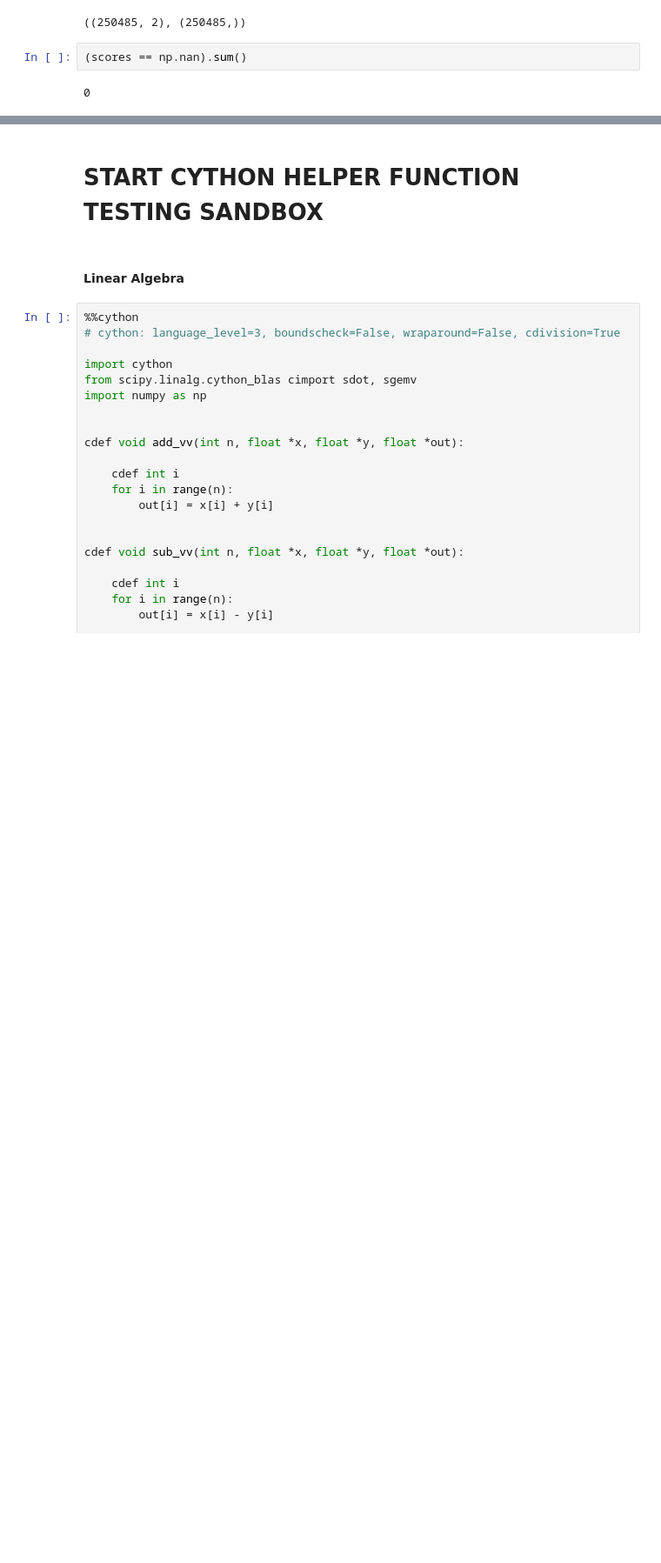
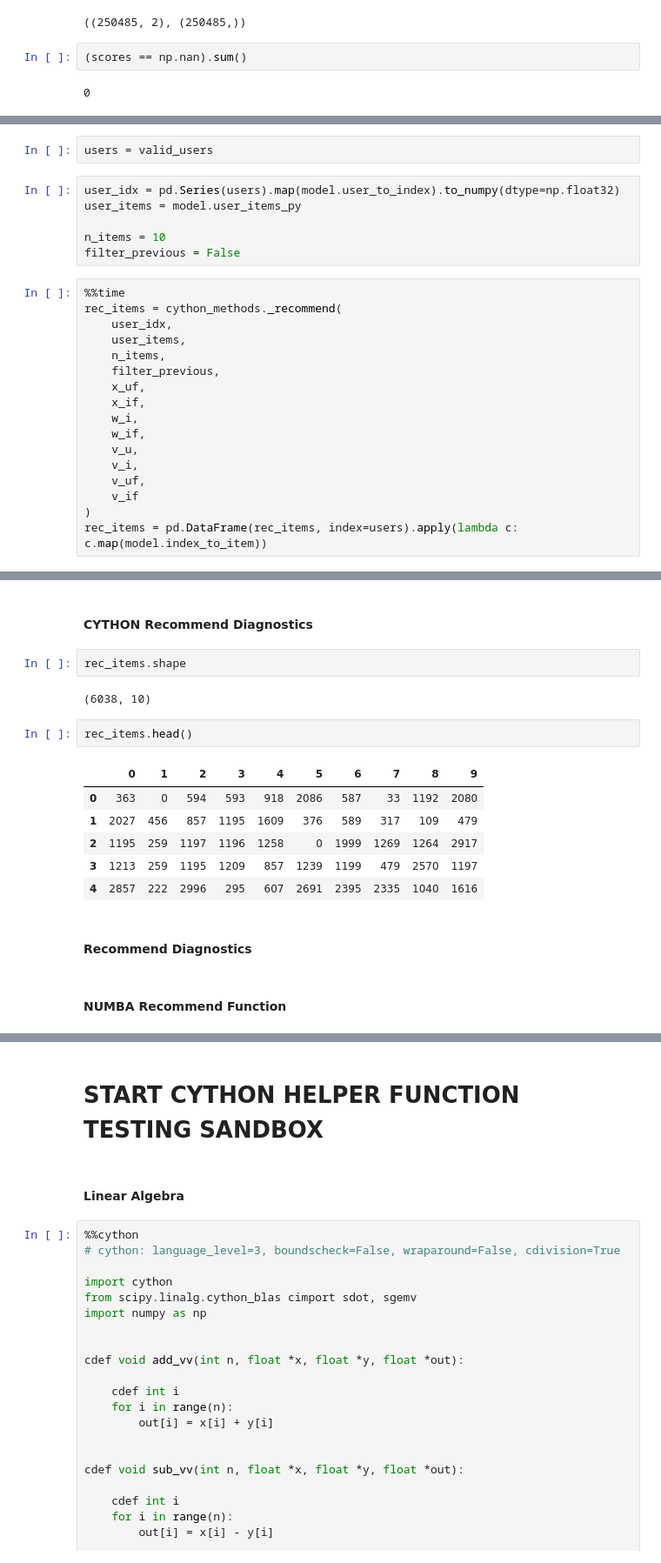
Before and after one commit to etlundquist/rankfm, a Jupyter notebook: examples/cython-sandbox.ipynb, the cells around one changed output, grey strips where cells are left out. Shown at 87% size. Saved outputs shown, nothing was run; the diff lists cells and outputs as text; blank space fills up the shorter version.

Commit message:
working recommend function

```diff
--- a/examples/cython-sandbox.ipynb
+++ b/examples/cython-sandbox.ipynb
@@ -351,0 +354,25 @@ array([1.9575976 , 0.15883201, 1.7031268 , 0.6543081 , 1.5861701 ,
+# %%
+users = valid_users
+# %%
+user_idx = pd.Series(users).map(model.user_to_index).to_numpy(dtype=np.float32)
+user_items = model.user_items_py
+
+n_items = 10
+filter_previous = False
+# %%
+%%time
+rec_items = cython_methods._recommend(
+    user_idx,
+    user_items,
+    n_items,
+    filter_previous,
+    x_uf,
+    x_if,
+    w_i,
+    w_if,
+    v_u,
+    v_i,
+    v_uf,
+    v_if
+)
+rec_items = pd.DataFrame(rec_items, index=users).apply(lambda c: c.map(model.index_to_item))
@@ -351,0 +382,19 @@ array([1.9575976 , 0.15883201, 1.7031268 , 0.6543081 , 1.5861701 ,
+# %% [markdown]
+#### **CYTHON** Recommend Diagnostics
+# %%
+rec_items.shape
+# %% [output]
+(6038, 10)
+# %%
+rec_items.head()
+# %% [output]
+|  | 0 | 1 | 2 | 3 | 4 | 5 | 6 | 7 | 8 | 9 |
+| 0 | 363 | 0 | 594 | 593 | 918 | 2086 | 587 | 33 | 1192 | 2080 |
+| 1 | 2027 | 456 | 857 | 1195 | 1609 | 376 | 589 | 317 | 109 | 479 |
+| 2 | 1195 | 259 | 1197 | 1196 | 1258 | 0 | 1999 | 1269 | 1264 | 2917 |
+| 3 | 1213 | 259 | 1195 | 1209 | 857 | 1239 | 1199 | 479 | 2570 | 1197 |
+| 4 | 2857 | 222 | 2996 | 295 | 607 | 2691 | 2395 | 2335 | 1040 | 1616 |
+# %% [markdown]
+#### Recommend Diagnostics
+# %% [markdown]
+#### NUMBA Recommend Function
```
Also changed, not shown: parts of 20 cells of this notebook, 1 other file.
